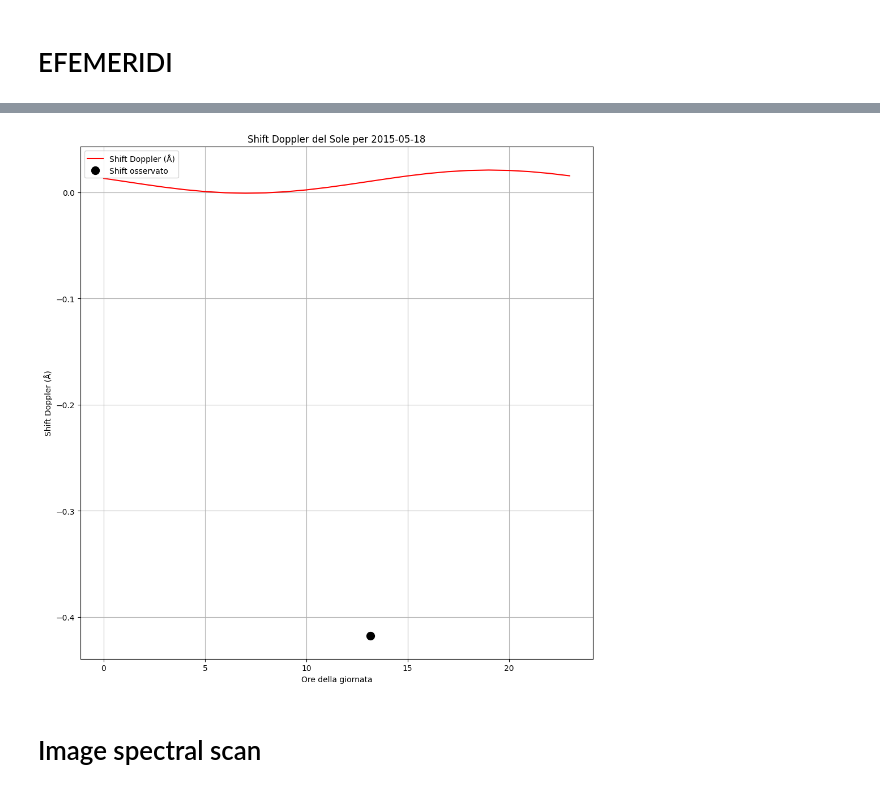
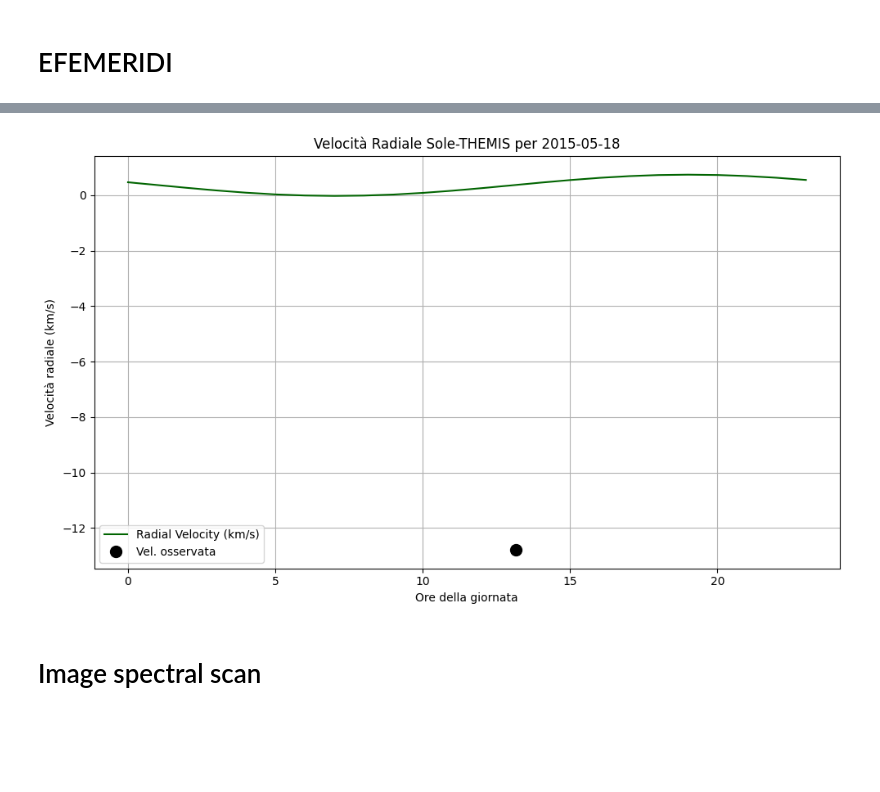
Before and after one commit to FabianaFerrente/ibis_pipeline, a Jupyter notebook: dayshift.ipynb, the cells around one changed output, grey strips where cells are left out. Saved outputs shown, nothing was run; the diff lists cells and outputs as text; code cells hidden in the pictures; blank space fills up the shorter version.

```diff
--- a/dayshift.ipynb
+++ b/dayshift.ipynb
@@ -280,12 +347,19 @@ planets = load('de421.bsp')
 earth = planets['earth']
 sun = planets['sun']
 
-# Coordinate di THEMIS (non Teide)
+# Coordinate di THEMIS
 themis = earth + Topos('28.3022617 N', '16.5086667 W', elevation_m=2390)
 
 # Cerca i FITS file
 fits_files = glob.glob("/content/drive/MyDrive/IBIS_SWG/input/ImageSpectralScan/*8542.fits")
-shift_obs=shift_angstrom
+
+# Il tuo shift osservato (già in Å)
+shift_obs_angstrom = shift_angstrom
+lambda_0 = 8542  # Ångström
+
+# Conversione shift osservato da Å a km/s
+shift_obs_velocity = (shift_obs_angstrom / lambda_0) * 300000
+print(shift_obs_velocity)
 
 if not fits_files:
     print("No FITS files found in the directory.")
@@ -302,80 +376,40 @@ else:
         else:
             print(f"DATE-BEG = {date_beg}")
 
-            # Converte la stringa in datetime
             dt = datetime.strptime(date_beg, "%Y-%m-%dT%H:%M:%S.%f")
-            year = dt.year
-            month = dt.month
-            day = dt.day
+            year, month, day = dt.year, dt.month, dt.day
 
-            # Carica il timescale per la giornata
             timescale = load.timescale()
             times = timescale.utc(year, month, day, range(24))
 
-            # Inizializza le liste
-            altitudes = []
-            azimuths = []
-            shifts = []
-
-            lambda_0 = 8542  # Lunghezza d'onda centrale in Å
+            velocities = []
 
             for t in times:
-                astrometric = themis.at(t).observe(sun)
-                alt, az, _ = astrometric.apparent().altaz()
-                altitudes.append(alt.degrees)
-                azimuths.append(az.degrees)
+                sun_pos = sun.at(t)
+                obs_pos = themis.at(t)
 
-                sun_position = sun.at(t)
-                observer_position = themis.at(t)
+                vel_diff = sun_pos.velocity.km_per_s - obs_pos.velocity.km_per_s
+                pos_diff = sun_pos.position.au - obs_pos.position.au
 
-                # Differenza di velocità tra Sole e osservatore
-                velocity_difference = sun_position.velocity.km_per_s - observer_position.velocity.km_per_s
-                position_difference = sun_position.position.au - observer_position.position.au
+                radial_velocity = np.dot(vel_diff, pos_diff) / np.linalg.norm(pos_diff)
+                velocities.append(radial_velocity)
 
-                radial_velocity = np.dot(velocity_difference, position_difference) / np.linalg.norm(position_difference)
-                shift_angstrom_sun = (radial_velocity / 300000) * lambda_0
-                shifts.append(shift_angstrom_sun)
+            velocities = np.array(velocities)
 
-            # Converte i risultati in array numpy
-            altitudes = np.array(altitudes)
-            azimuths = np.array(azimuths)
-            shifts = np.array(shifts)
+            fig, ax = plt.subplots(figsize=(10, 6))
 
-            # Plot dei risultati
-            fig, ( ax3) = plt.subplots(1, 1, figsize=(10, 10))
+            ax.plot(range(24), velocities, label='Radial Velocity (km/s)', color='darkgreen')
+            ax.set_xlabel('Ore della giornata')
+            ax.set_ylabel('Velocità radiale (km/s)')
+            ax.set_title(f'Velocità Radiale Sole-THEMIS per {year}-{month:02d}-{day:02d}')
+            ax.grid(True)
 
-            # ax1.plot(range(24), altitudes, label='Altitudine del Sole (°)', color='orange')
-            # ax1.set_xlabel('Ore della giornata')
-            # ax1.set_ylabel('Altitudine (°)')
-            # ax1.set_title(f'Altitudine del Sole per {year}-{month:02d}-{day:02d}')
-            # ax1.grid(True)
-
-            # ax2.plot(range(24), azimuths, label='Azimut del Sole (°)', color='blue')
-            # ax2.set_xlabel('Ore della giornata')
-            # ax2.set_ylabel('Azimut (°)')
-            # ax2.set_title(f'Azimut del Sole per {year}-{month:02d}-{day:02d}')
-            # ax2.grid(True)
-
-            ax3.plot(range(24), shifts, label='Shift Doppler (Å)', color='red')
-            ax3.set_xlabel('Ore della giornata')
-            ax3.set_ylabel('Shift Doppler (Å)')
-            ax3.set_title(f'Shift Doppler del Sole per {year}-{month:02d}-{day:02d}')
-            ax3.grid(True)
-            from datetime import datetime
-
-            # Calcola l'orario dell'osservazione (ora decimale)
             obs_hour_decimal = dt.hour + dt.minute / 60 + dt.second / 3600
 
+            # Punto osservato
+            ax.plot(obs_hour_decimal, shift_obs_velocity, 'o', color='black', markersize=10, label='Vel. osservata')
 
-
-            # Aggiungi il punto al grafico
-            ax3.plot(obs_hour_decimal, shift_obs, 'o', color='black', markersize=10, label='Shift osservato')
-            print(shift_obs)
-
-            # Aggiungi la legenda per mostrarlo
-            ax3.legend()
-
-
+            ax.legend()
             plt.tight_layout()
             plt.show()
 # %% [output]
@@ -390,4 +424,4 @@ DATE-BEG = 2015-05-18T13:09:32.978
-[figure, old version]
+[figure, new version]
 # %% [markdown]
 # Image spectral scan
 # %%
```
Also changed, not shown: parts of 2 cells of this notebook.
